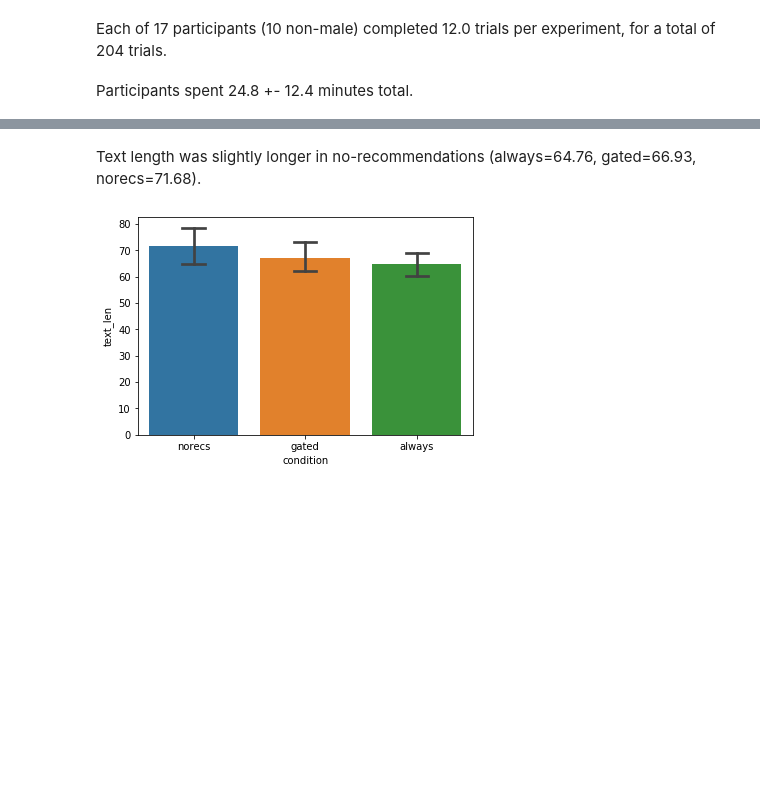
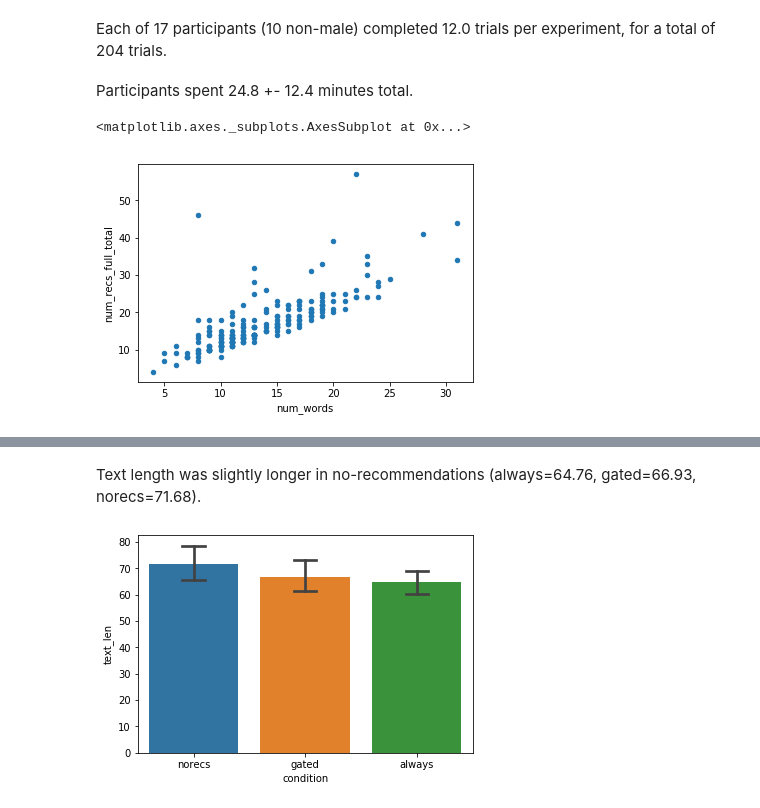
Before and after one commit to kcarnold/textrec, a Jupyter notebook: notebooks/Analysis-Gated.ipynb, the cells around one changed output, grey strips where cells are left out. Saved outputs shown, nothing was run; the diff lists cells and outputs as text; code cells hidden in the pictures; blank space fills up the shorter version.

```diff
--- a/notebooks/Analysis-Gated.ipynb
+++ b/notebooks/Analysis-Gated.ipynb
@@ -75,0 +79,5 @@ def summarize_means(df, by, outcome):
+# %%
+trial_level_data.plot.scatter(x='num_words', y='num_recs_full_total')
+# %% [output]
+<matplotlib.axes._subplots.AxesSubplot at 0x...>
+[figure, added]
```
Also changed, not shown: parts of 11 cells of this notebook, 3 other files.
